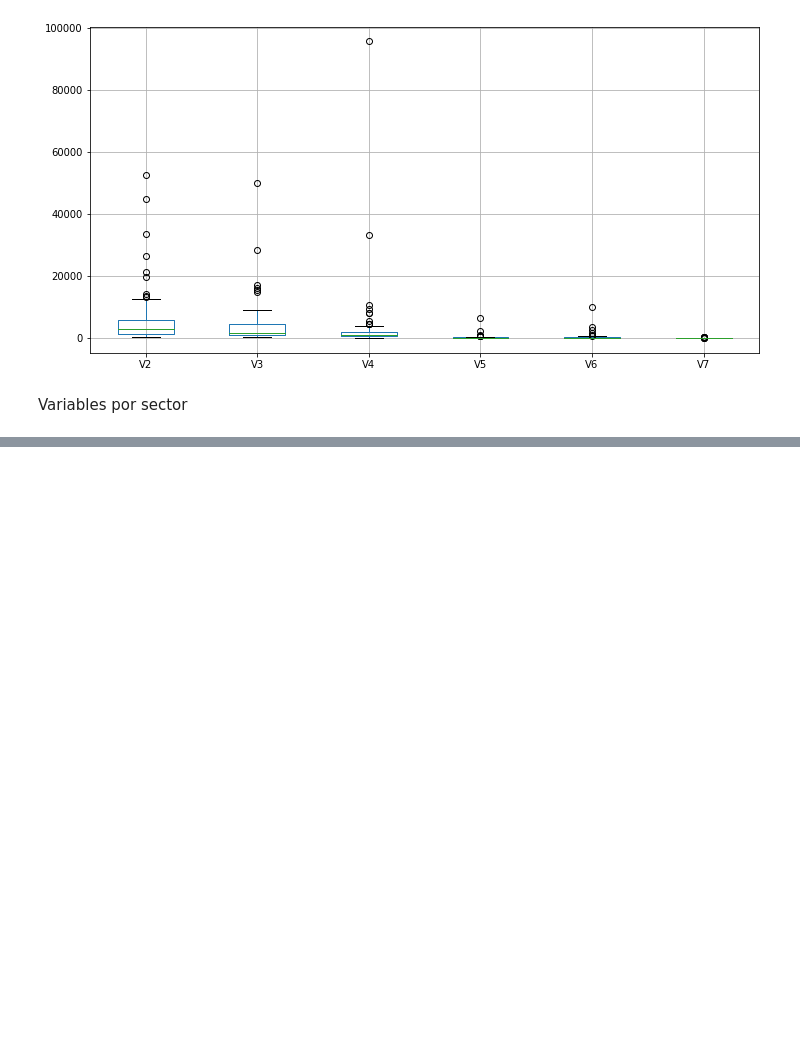
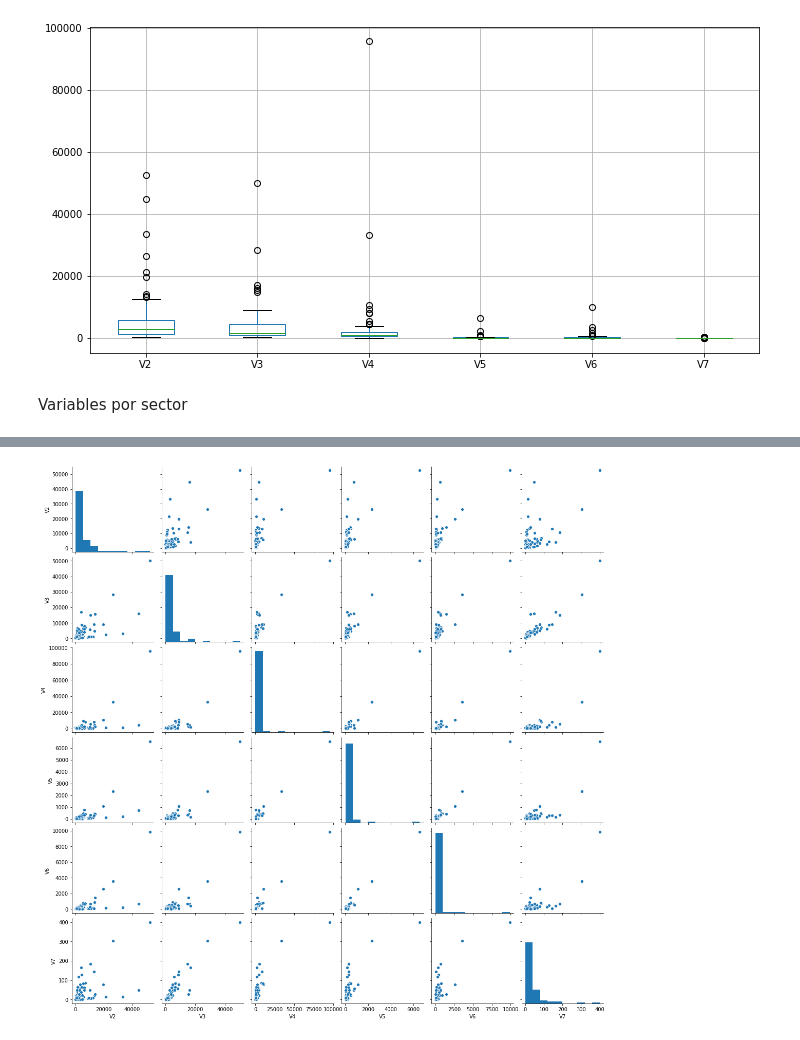
Before and after one commit to cccg8105/curso-estadistica-multivariante, a Jupyter notebook: tareas/tarea 1/tarea1_1.ipynb, the cells around one changed output, grey strips where cells are left out. Saved outputs shown, nothing was run; the diff lists cells and outputs as text; code cells hidden in the pictures; blank space fills up the shorter version.

```diff
--- a/tareas/tarea 1/tarea1_1.ipynb
+++ b/tareas/tarea 1/tarea1_1.ipynb
@@ -73,0 +88,5 @@ plt.show()
+# %%
+sns.pairplot(Xf, diag_kind='hist')
+plt.show()
+# %% [output]
+[figure, added]
```
Also changed, not shown: parts of 3 cells of this notebook.
